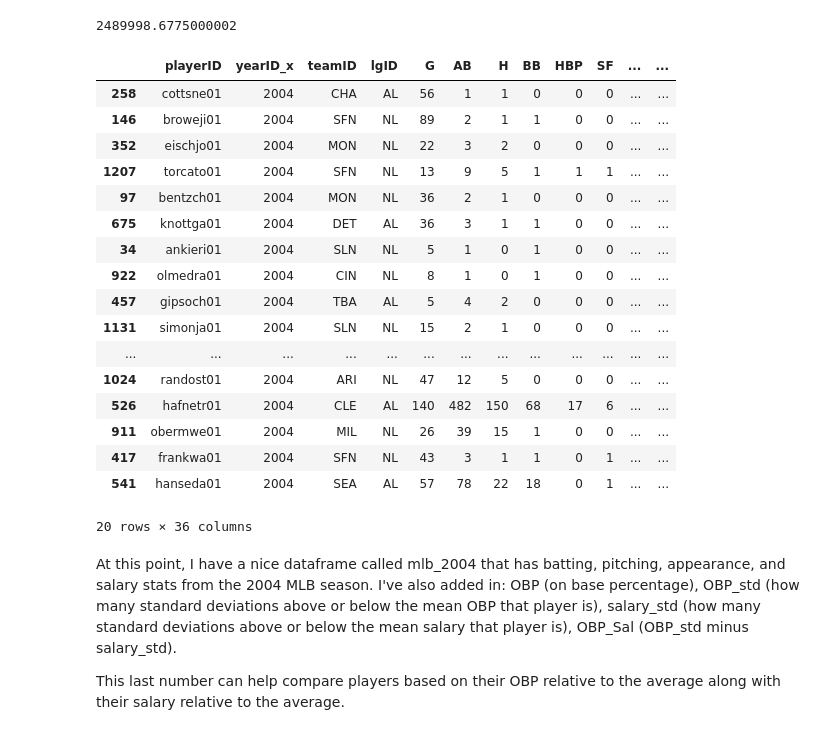
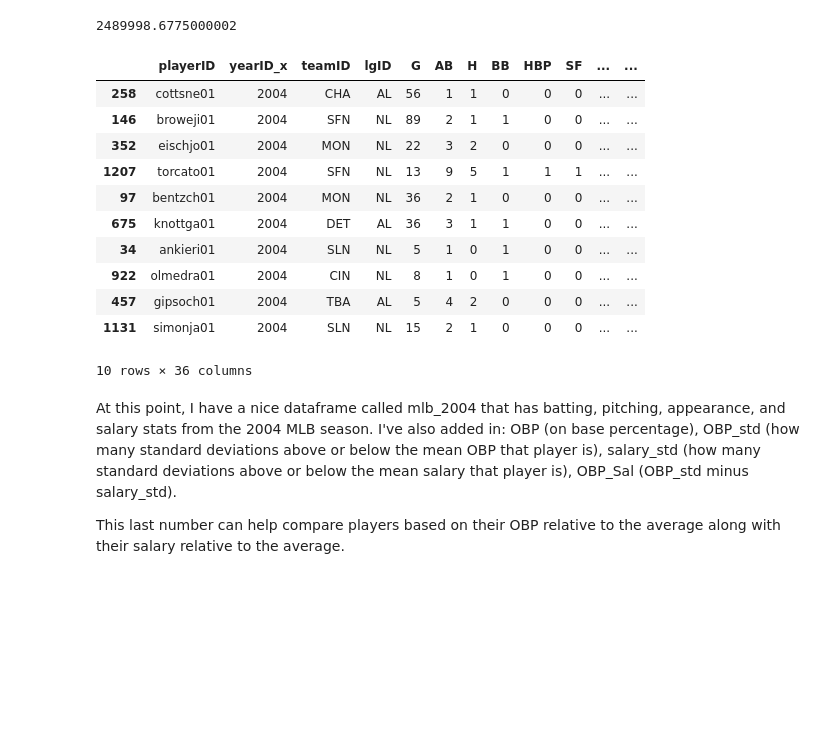
Before and after one commit to tiy-gvl-python-2015-09/moneyball, a Jupyter notebook: moneyball.ipynb, the cells around one changed output. Cells and saved outputs as stored; diff of their text form; code cells hidden in the pictures; blank space fills up the shorter version.

```diff
--- a/moneyball.ipynb
+++ b/moneyball.ipynb
@@ -60,26 +60,20 @@ mlb_2004["salary_std"] = (mlb_2004.salary - avg_sal_2004) / stdev_sal_2004
 # %%
 mlb_2004["OBP_Sal"] = mlb_2004.OBP_std - mlb_2004.salary_std
 # %%
-mlb_2004.sort("OBP_Sal", ascending=False).head(20)
+mlb_2004.sort("OBP_Sal", ascending=False).head(10)
 # %% [output]
 |  | playerID | yearID_x | teamID | lgID | G | AB | H | BB | HBP | SF | ... | ... |
 | 258 | cottsne01 | 2004 | CHA | AL | 56 | 1 | 1 | 0 | 0 | 0 | ... | ... |
 | 146 | broweji01 | 2004 | SFN | NL | 89 | 2 | 1 | 1 | 0 | 0 | ... | ... |
 | 352 | eischjo01 | 2004 | MON | NL | 22 | 3 | 2 | 0 | 0 | 0 | ... | ... |
 | 1207 | torcato01 | 2004 | SFN | NL | 13 | 9 | 5 | 1 | 1 | 1 | ... | ... |
 | 97 | bentzch01 | 2004 | MON | NL | 36 | 2 | 1 | 0 | 0 | 0 | ... | ... |
 | 675 | knottga01 | 2004 | DET | AL | 36 | 3 | 1 | 1 | 0 | 0 | ... | ... |
 | 34 | ankieri01 | 2004 | SLN | NL | 5 | 1 | 0 | 1 | 0 | 0 | ... | ... |
 | 922 | olmedra01 | 2004 | CIN | NL | 8 | 1 | 0 | 1 | 0 | 0 | ... | ... |
 | 457 | gipsoch01 | 2004 | TBA | AL | 5 | 4 | 2 | 0 | 0 | 0 | ... | ... |
 | 1131 | simonja01 | 2004 | SLN | NL | 15 | 2 | 1 | 0 | 0 | 0 | ... | ... |
-| ... | ... | ... | ... | ... | ... | ... | ... | ... | ... | ... | ... | ... |
-| 1024 | randost01 | 2004 | ARI | NL | 47 | 12 | 5 | 0 | 0 | 0 | ... | ... |
-| 526 | hafnetr01 | 2004 | CLE | AL | 140 | 482 | 150 | 68 | 17 | 6 | ... | ... |
-| 911 | obermwe01 | 2004 | MIL | NL | 26 | 39 | 15 | 1 | 0 | 0 | ... | ... |
-| 417 | frankwa01 | 2004 | SFN | NL | 43 | 3 | 1 | 1 | 0 | 1 | ... | ... |
-| 541 | hanseda01 | 2004 | SEA | AL | 57 | 78 | 22 | 18 | 0 | 1 | ... | ... |
-20 rows × 36 columns
+10 rows × 36 columns
 # %% [markdown]
 At this point, I have a nice dataframe called mlb_2004 that has batting, pitching, appearance, and salary stats from the 2004 MLB season. I've also added in: OBP (on base percentage), OBP_std (how many standard deviations above or below the mean OBP that player is), salary_std (how many standard deviations above or below the mean salary that player is), OBP_Sal (OBP_std minus salary_std).
 
```
Also changed, not shown: parts of 5 cells of this notebook.
